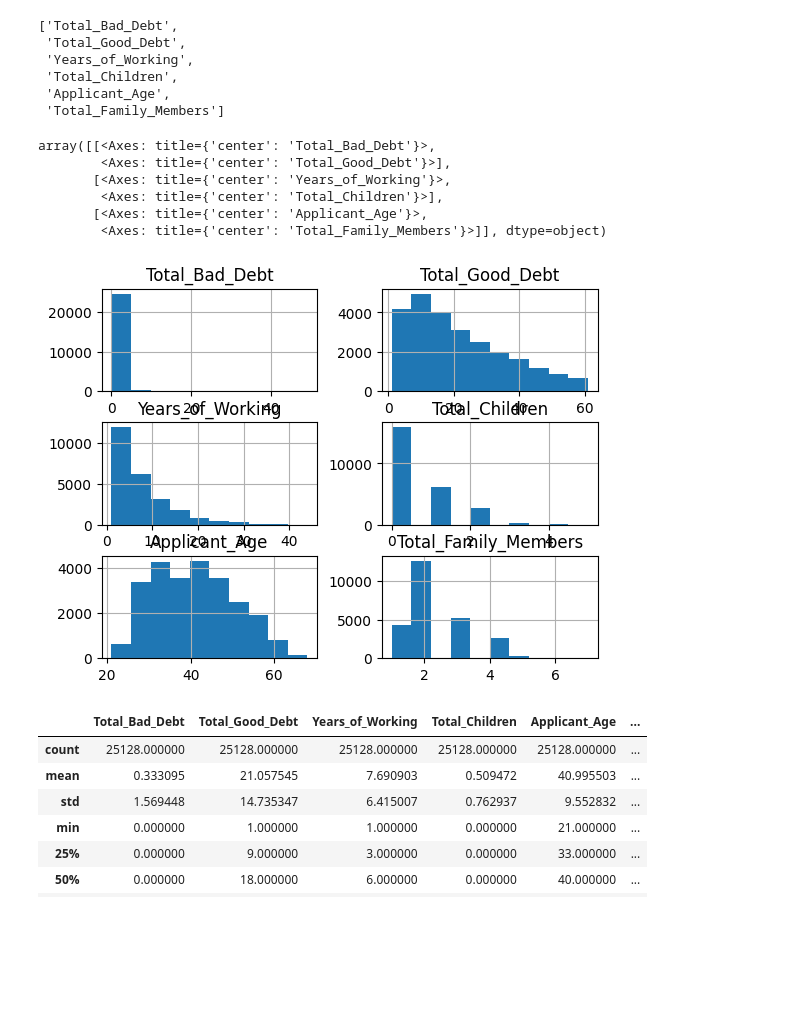
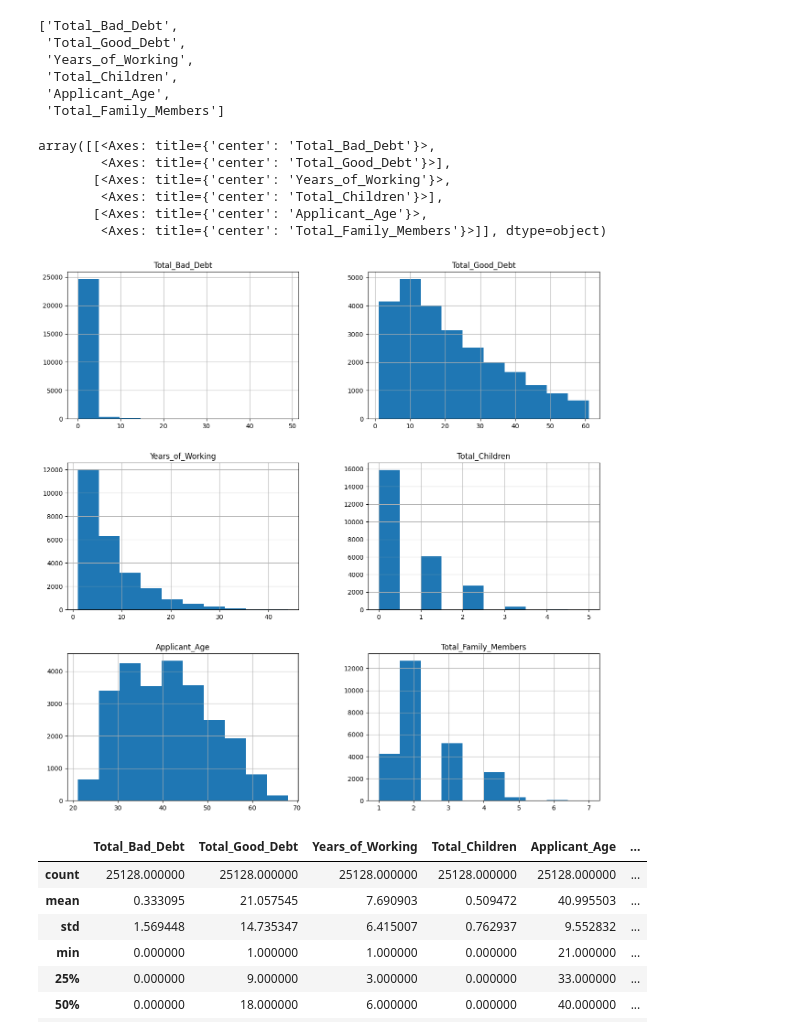
Before and after one commit to rafaneda7/Team-Challenge---Team-GPTlines, a Jupyter notebook: src/Team-GPTlines_Pipelines_v2.ipynb, the cells around one changed output. Drawn from its saved outputs; the diff is of its cells as text; code cells hidden in the pictures; blank space fills up the shorter version.

Commit message:
Update Team-GPTlines_Pipelines_v2.ipynb
Histogramas escala de plots

```diff
--- a/src/Team-GPTlines_Pipelines_v2.ipynb
+++ b/src/Team-GPTlines_Pipelines_v2.ipynb
@@ -158,15 +158,15 @@ features_num
  'Applicant_Age',
  'Total_Family_Members']
 # %%
-df[features_num].hist()
+df[features_num].hist(figsize=(15,15))
 # %% [output]
 array([[<Axes: title={'center': 'Total_Bad_Debt'}>,
         <Axes: title={'center': 'Total_Good_Debt'}>],
        [<Axes: title={'center': 'Years_of_Working'}>,
         <Axes: title={'center': 'Total_Children'}>],
        [<Axes: title={'center': 'Applicant_Age'}>,
         <Axes: title={'center': 'Total_Family_Members'}>]], dtype=object)
-[figure, old version]
+[figure, new version]
 # %%
 df[features_num].describe()
 # %% [output]
```
Also changed, not shown: parts of 1 cell of this notebook.
